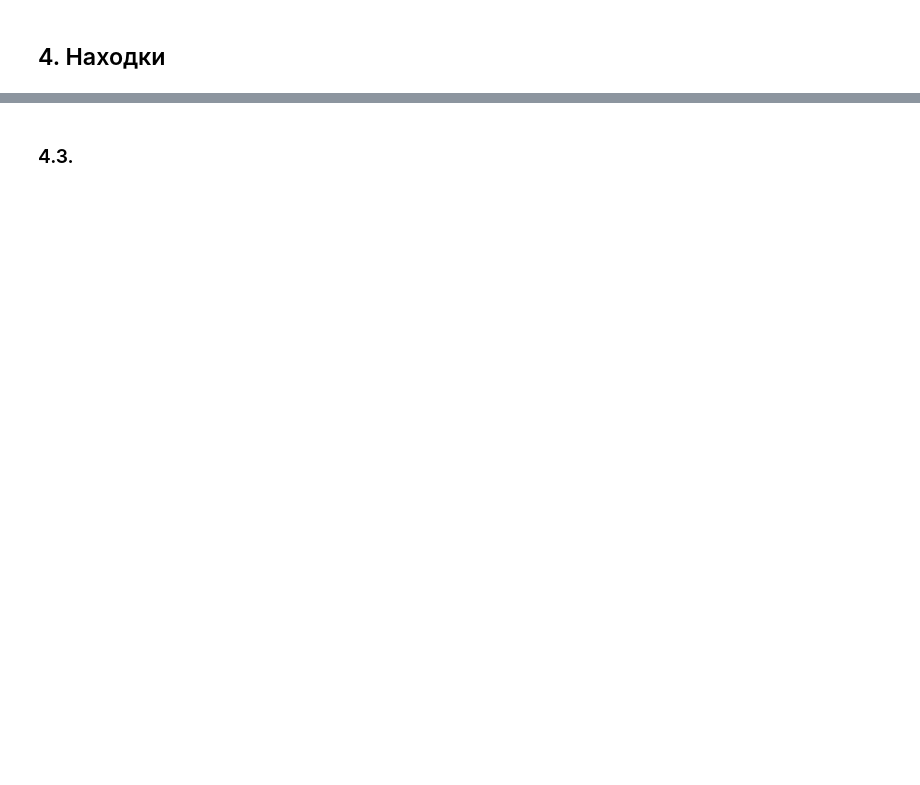
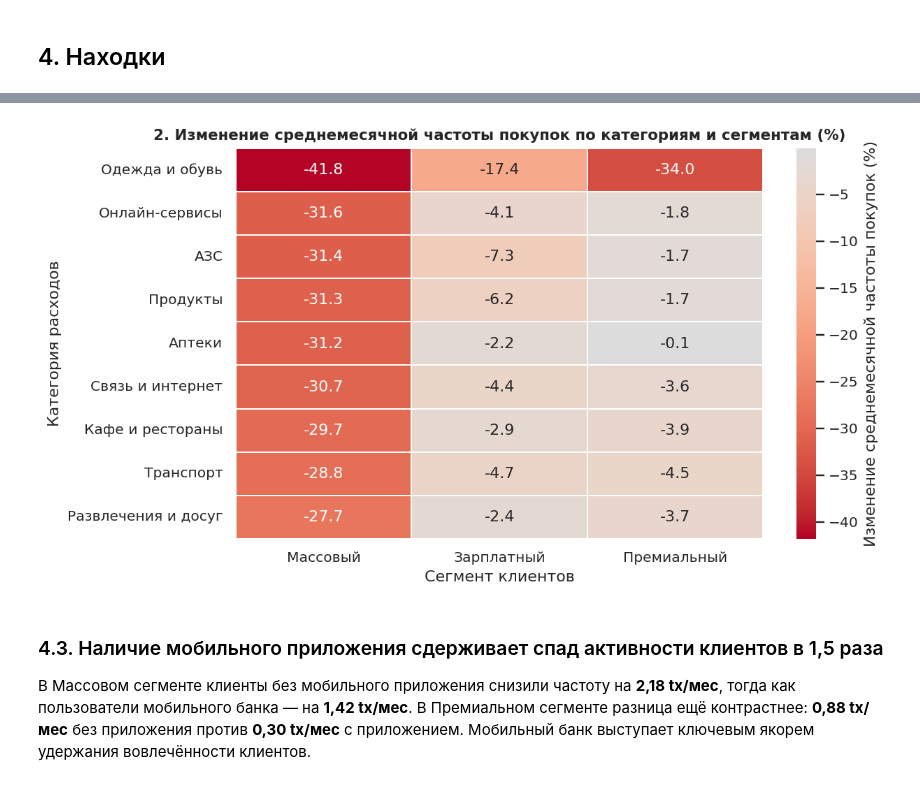
Before and after one commit to KQnok/Kuralionak_Karyna_Lab1, a Jupyter notebook: 02_report.ipynb, the cells around one changed output, grey strips where cells are left out. Cells and saved outputs as stored; diff of their text form; code cells hidden in the pictures; blank space fills up the shorter version.

```diff
--- a/02_report.ipynb
+++ b/02_report.ipynb
@@ -55,2 +169,43 @@ clean = pd.read_parquet("clean_data.parquet")
+# %%
+tx_m = clean[
+    (clean["status"] == "успешно") & (clean["amount"] > 0)
+].copy()
+tx_m["year"] = tx_m["txn_datetime"].dt.year
+
+cat_seg_piv = tx_m.pivot_table(
+    index="category", columns=["segment", "year"], values="txn_id", aggfunc="count"
+)
+cat_seg_delta = pd.DataFrame(index=cat_seg_piv.index)
+
+for seg in ["Массовый", "Зарплатный", "Премиальный"]:
+  c24 = cat_seg_piv[(seg, 2024)] / 12.0
+  c25 = cat_seg_piv[(seg, 2025)] / 6.0
+  cat_seg_delta[seg] = np.where(c24 > 0, ((c25 - c24) / c24 * 100).round(1), 0.0)
+
+cat_seg_delta = cat_seg_delta.sort_values(by="Массовый")
+
+plt.figure(figsize=(9, 5.0))
+sns.heatmap(
+    cat_seg_delta,
+    annot=True,
+    fmt=".1f",
+    cmap="coolwarm_r",
+    center=0,
+    cbar_kws={"label": "Изменение среднемесячной частоты покупок (%)"},
+    linewidths=1,
+    linecolor="white",
+)
+plt.title(
+    "2. Изменение среднемесячной частоты покупок по категориям и сегментам (%)",
+    fontweight="bold",
+    fontsize=11,
+)
+plt.xlabel("Сегмент клиентов")
+plt.ylabel("Категория расходов")
+plt.tight_layout()
+plt.show()
+# %% [output]
+[figure, added]
 # %% [markdown]
-### 4.3.
+### 4.3. Наличие мобильного приложения сдерживает спад активности клиентов в 1,5 раза
+В Массовом сегменте клиенты без мобильного приложения снизили частоту на **2,18 tx/мес**, тогда как пользователи мобильного банка — на **1,42 tx/мес**. В Премиальном сегменте разница ещё контрастнее: **0,88 tx/мес** без приложения против **0,30 tx/мес** с приложением. Мобильный банк выступает ключевым якорем удержания вовлечённости клиентов.
```
Also changed, not shown: parts of 19 cells of this notebook.
